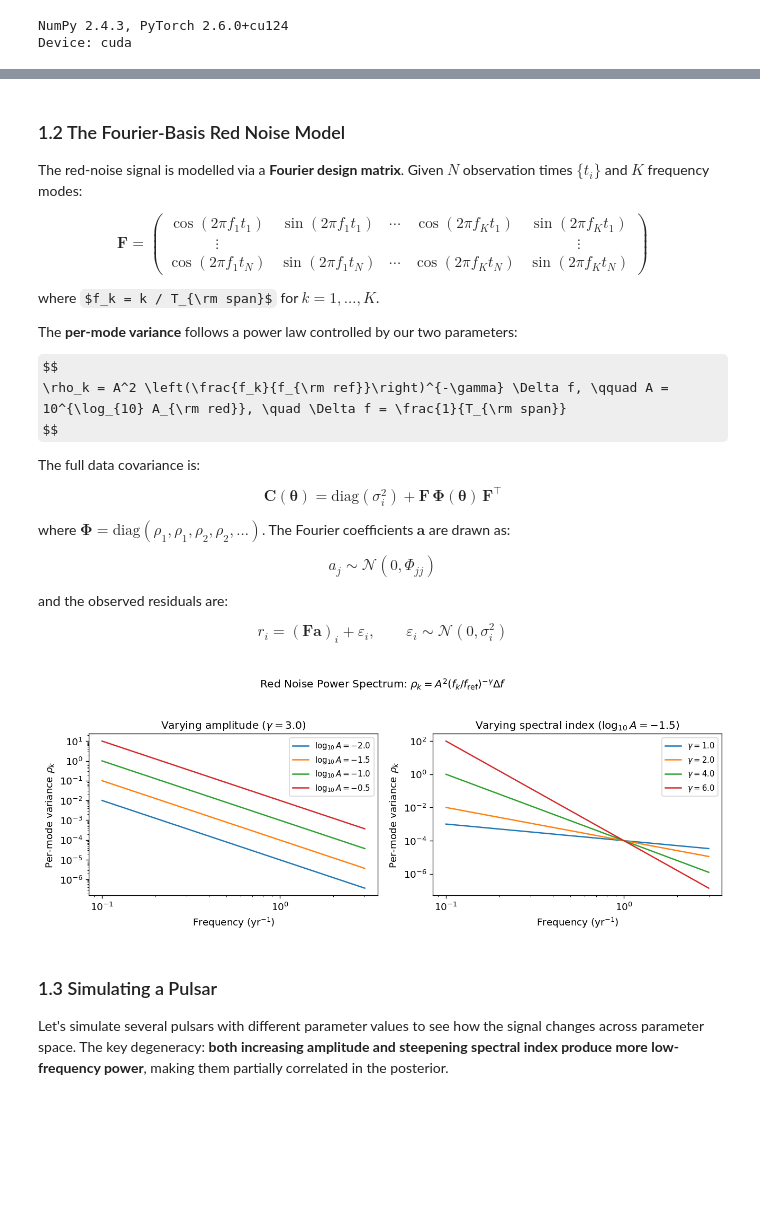
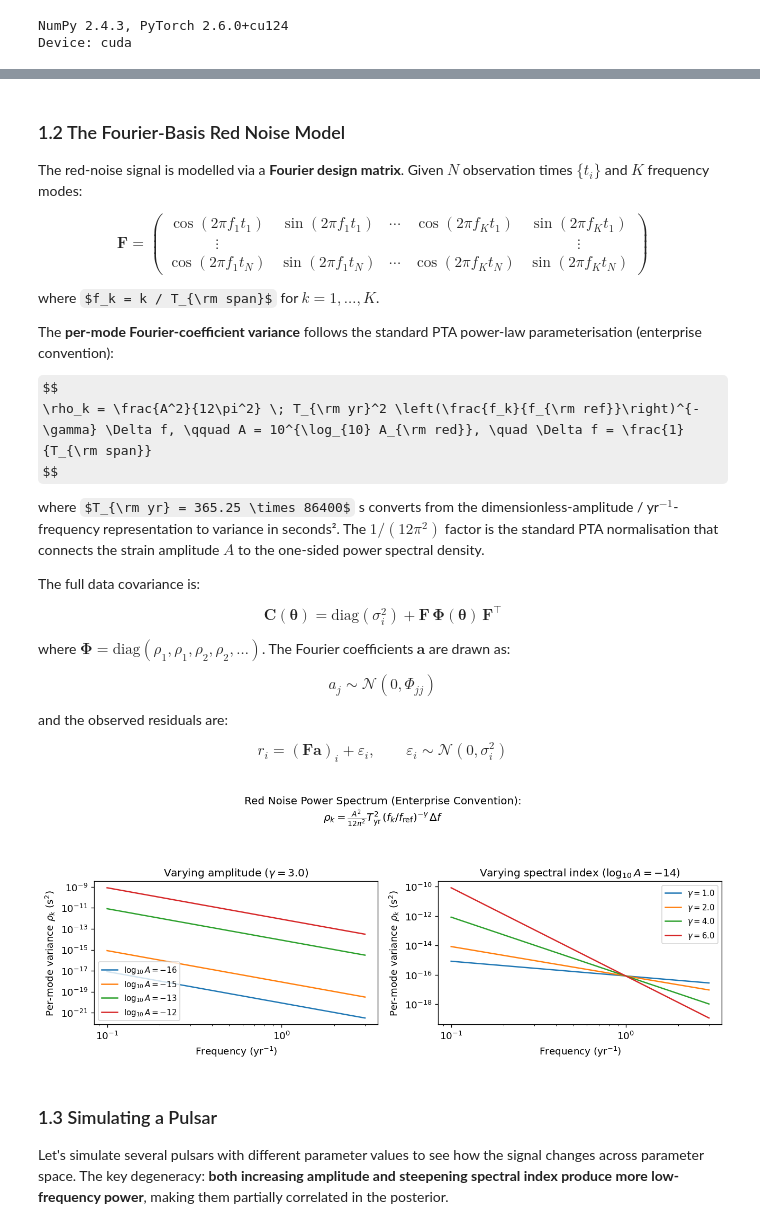
Before and after one commit to stevertaylor/pta-transformer-sbi, a Jupyter notebook: tutorial_sbi_framework.ipynb, the cells around one changed output, grey strips where cells are left out. Saved outputs shown, nothing was run; the diff lists cells and outputs as text; code cells hidden in the pictures; some formulas as TeX source; blank space fills up the shorter version.

```diff
--- a/tutorial_sbi_framework.ipynb
+++ b/tutorial_sbi_framework.ipynb
@@ -126,11 +128,13 @@ $$
 
 where $f_k = k / T_{\rm span}$ for $k = 1, \ldots, K$.
 
-The **per-mode variance** follows a power law controlled by our two parameters:
+The **per-mode Fourier-coefficient variance** follows the standard PTA power-law parameterisation (enterprise convention):
 
 $$
-\rho_k = A^2 \left(\frac{f_k}{f_{\rm ref}}\right)^{-\gamma} \Delta f, \qquad A = 10^{\log_{10} A_{\rm red}}, \quad \Delta f = \frac{1}{T_{\rm span}}
+\rho_k = \frac{A^2}{12\pi^2} \; T_{\rm yr}^2 \left(\frac{f_k}{f_{\rm ref}}\right)^{-\gamma} \Delta f, \qquad A = 10^{\log_{10} A_{\rm red}}, \quad \Delta f = \frac{1}{T_{\rm span}}
 $$
+
+where $T_{\rm yr} = 365.25 \times 86400$ s converts from the dimensionless-amplitude / yr$^{-1}$-frequency representation to variance in seconds². The $1/(12\pi^2)$ factor is the standard PTA normalisation that connects the strain amplitude $A$ to the one-sided power spectral density.
 
 The full data covariance is:
 
@@ -152,37 +156,38 @@ $$
 # %%
 from src.simulator import simulate_pulsar, build_fourier_design_matrix, power_law_spectrum
 
 # Let's visualize the power spectrum for different parameter combinations
 fig, axes = plt.subplots(1, 2, figsize=(11, 4))
 
 tspan = 10.0  # years
 n_modes = 30
 freqs = np.arange(1, n_modes + 1) / tspan
 
 # Left: vary amplitude
-for log10_A in [-2.0, -1.5, -1.0, -0.5]:
+for log10_A in [-16, -15, -13, -12]:
     rho = power_law_spectrum(n_modes, tspan, log10_A, gamma=3.0)
     axes[0].loglog(freqs, rho, label=f'$\\log_{{10}} A = {log10_A}$')
 axes[0].set_xlabel('Frequency (yr$^{-1}$)')
-axes[0].set_ylabel('Per-mode variance $\\rho_k$')
+axes[0].set_ylabel('Per-mode variance $\\rho_k$ (s$^2$)')
 axes[0].set_title('Varying amplitude ($\\gamma = 3.0$)')
 axes[0].legend(fontsize=9)
 
 # Right: vary spectral index
 for gamma in [1.0, 2.0, 4.0, 6.0]:
-    rho = power_law_spectrum(n_modes, tspan, -1.5, gamma)
+    rho = power_law_spectrum(n_modes, tspan, -14, gamma)
     axes[1].loglog(freqs, rho, label=f'$\\gamma = {gamma}$')
 axes[1].set_xlabel('Frequency (yr$^{-1}$)')
-axes[1].set_ylabel('Per-mode variance $\\rho_k$')
-axes[1].set_title('Varying spectral index ($\\log_{10} A = -1.5$)')
+axes[1].set_ylabel('Per-mode variance $\\rho_k$ (s$^2$)')
+axes[1].set_title('Varying spectral index ($\\log_{10} A = -14$)')
 axes[1].legend(fontsize=9)
 
-fig.suptitle('Red Noise Power Spectrum: $\\rho_k = A^2 (f_k / f_{\\rm ref})^{-\\gamma} \\Delta f$',
-             fontsize=12, y=1.03)
+fig.suptitle('Red Noise Power Spectrum (Enterprise Convention):\n'
+             '$\\rho_k = \\frac{A^2}{12\\pi^2} T_{\\rm yr}^2 \\, (f_k / f_{\\rm ref})^{-\\gamma} \\, \\Delta f$',
+             fontsize=12, y=1.07)
 fig.tight_layout()
 plt.show()
 # %% [output]
-[figure, old version]
+[figure, new version]
 # %% [markdown]
 ### 1.3 Simulating a Pulsar
 
```
Also changed, not shown: parts of 19 cells of this notebook, 1 other file.
